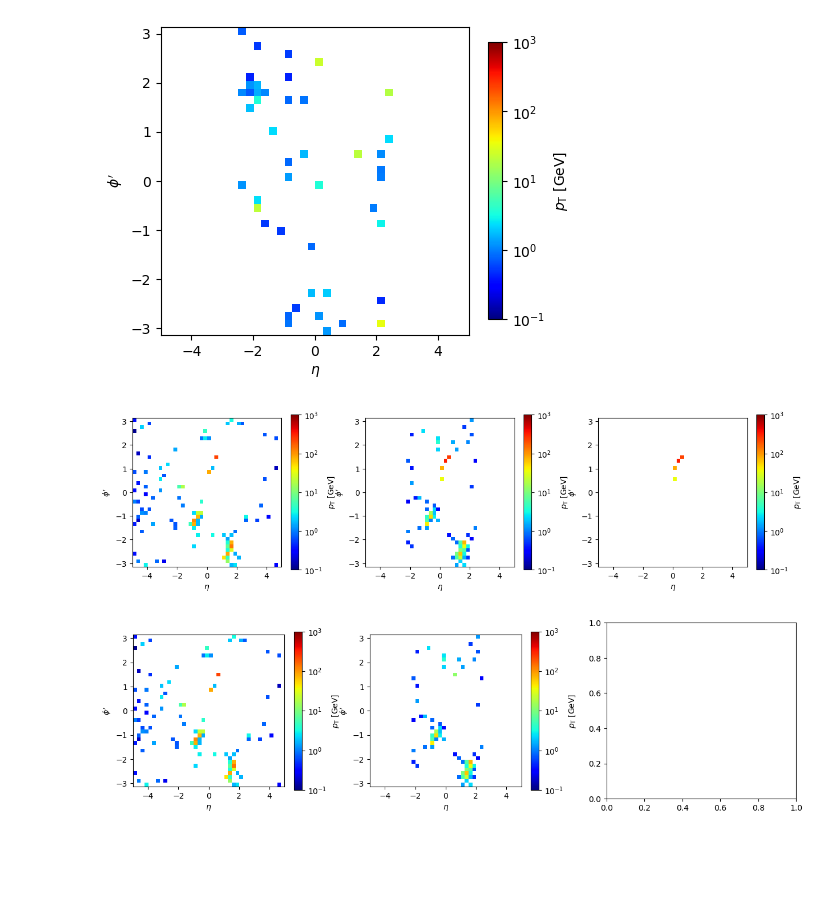
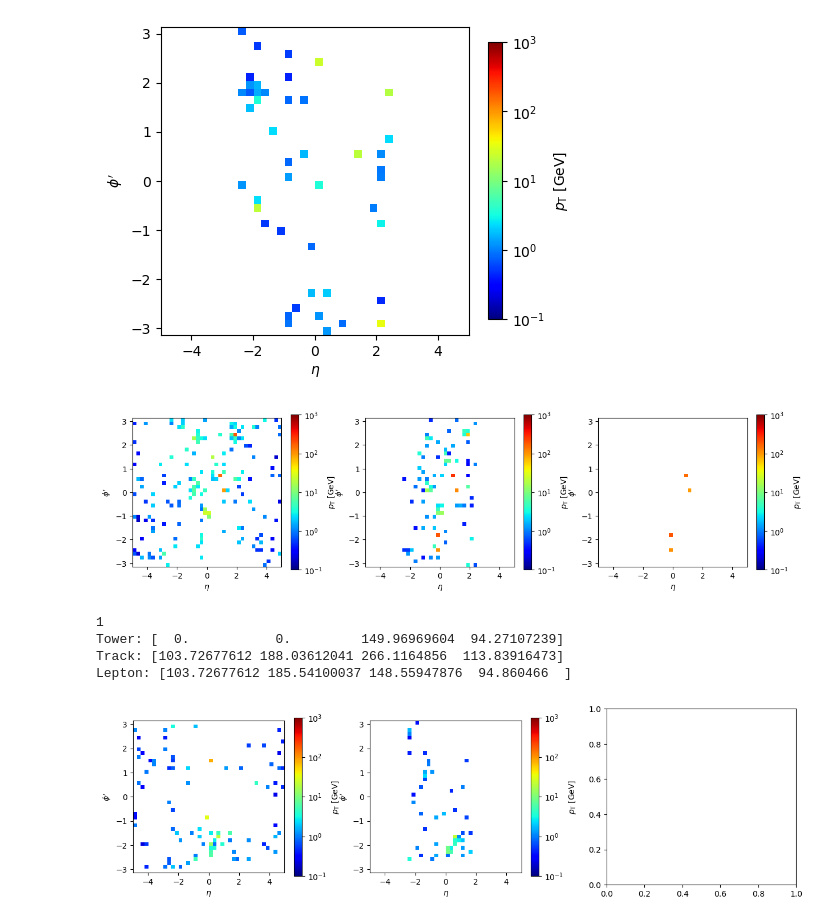
Before and after one commit to r10222035/higgs_production, a Jupyter notebook: Sample/plot_image.ipynb, the cells around one changed output. Drawn from its saved outputs; the diff is of its cells as text; code cells hidden in the pictures; blank space fills up the shorter version.

```diff
--- a/Sample/plot_image.ipynb
+++ b/Sample/plot_image.ipynb
@@ -400,26 +400,36 @@ plt.show()
 [figure]
 [figure]
 # %%
-data = np.load('./data/ZZ_4l/quark_jet_2_cut/pre-processing/40x40/GGF_in_BR-data.npy')
-event = 266
+data = np.load('./data/ZZ_4l/quark_jet_2_cut/pre-processing/40x40/GGF_in_SR-data.npy')
+event = 5
 fig, ax = plt.subplots(1, 3, figsize=(5*3, 4))
 
 for i in range(3):
     plot_image_on_axis(data[event, :, :, i].transpose(), ax[i])
 # 調整子圖間的水平間距
 plt.subplots_adjust(wspace=0.25)
 # plt.savefig('../figures/event_image_GGF-tower.pdf', dpi=300, facecolor='White', bbox_inches='tight')
 plt.show()
+
+print((((data[event, :, :, 1]) == data[event, :, :, 2]) & (data[event, :, :, 2] != 0)).sum())
+print('Tower:', data[event, :, :, 0][data[event, :, :, 2] != 0])
+print('Track:', data[event, :, :, 1][data[event, :, :, 2] != 0])
+print('Lepton:', data[event, :, :, 2][data[event, :, :, 2] != 0])
+
 
 data = np.load('./data/ZZ_4l/quark_jet_2_cut/pre-processing/remove_product_case_4/40x40/GGF_in_BR-data.npy')
 fig, ax = plt.subplots(1, 3, figsize=(5*3, 4))
 
 for i in range(2):
     plot_image_on_axis(data[event, :, :, i].transpose(), ax[i])
 # 調整子圖間的水平間距
 plt.subplots_adjust(wspace=0.25)
 # plt.savefig('../figures/event_image_GGF-tower.pdf', dpi=300, facecolor='White', bbox_inches='tight')
 plt.show()
 # %% [output]
-[figure, old version]
+[figure, new version]
+1
+Tower: [  0.           0.         149.96969604  94.27107239]
+Track: [103.72677612 188.03612041 266.1164856  113.83916473]
+Lepton: [103.72677612 185.54100037 148.55947876  94.860466  ]
-[figure, old version]
+[figure, new version]
```
Also changed, not shown: 2 other files.
